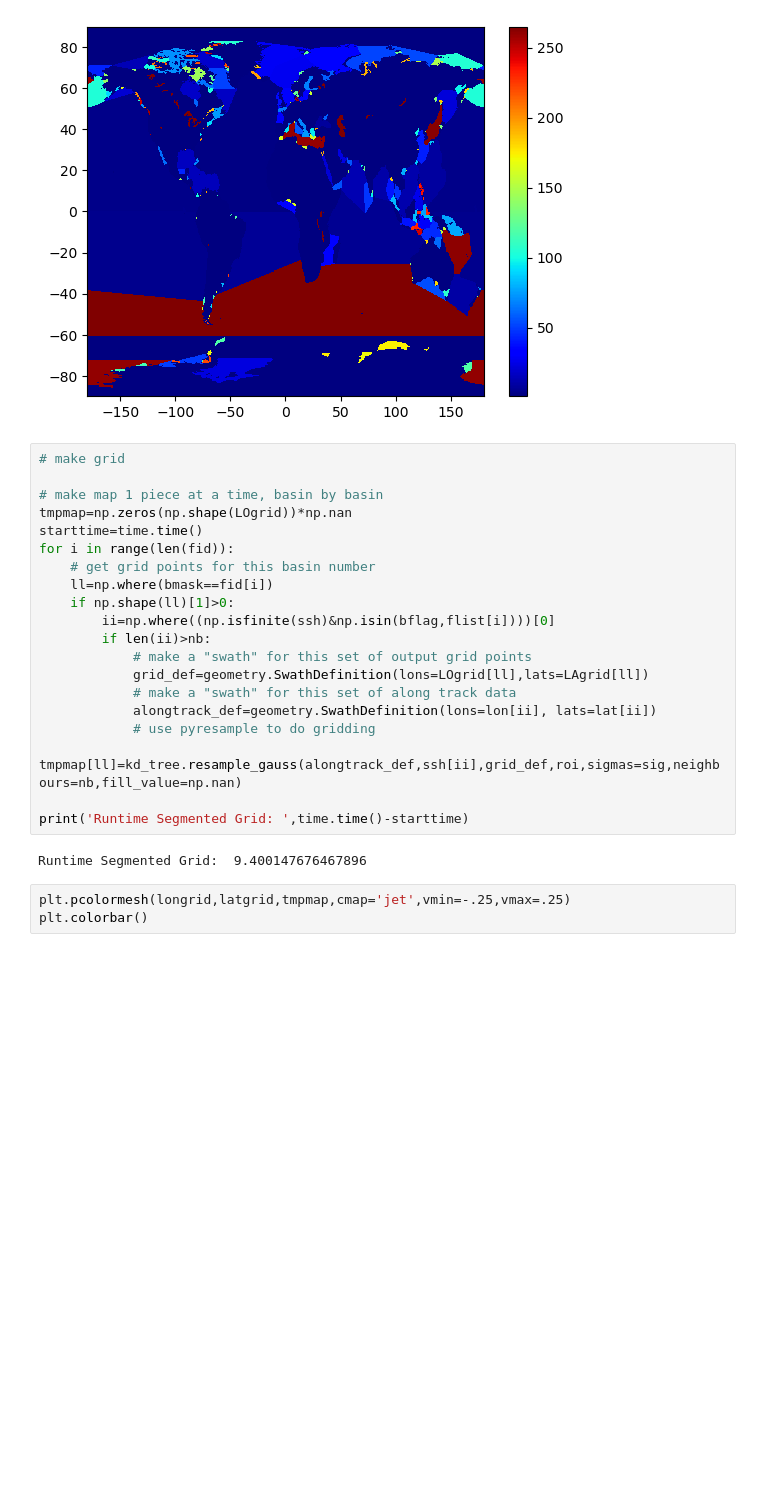
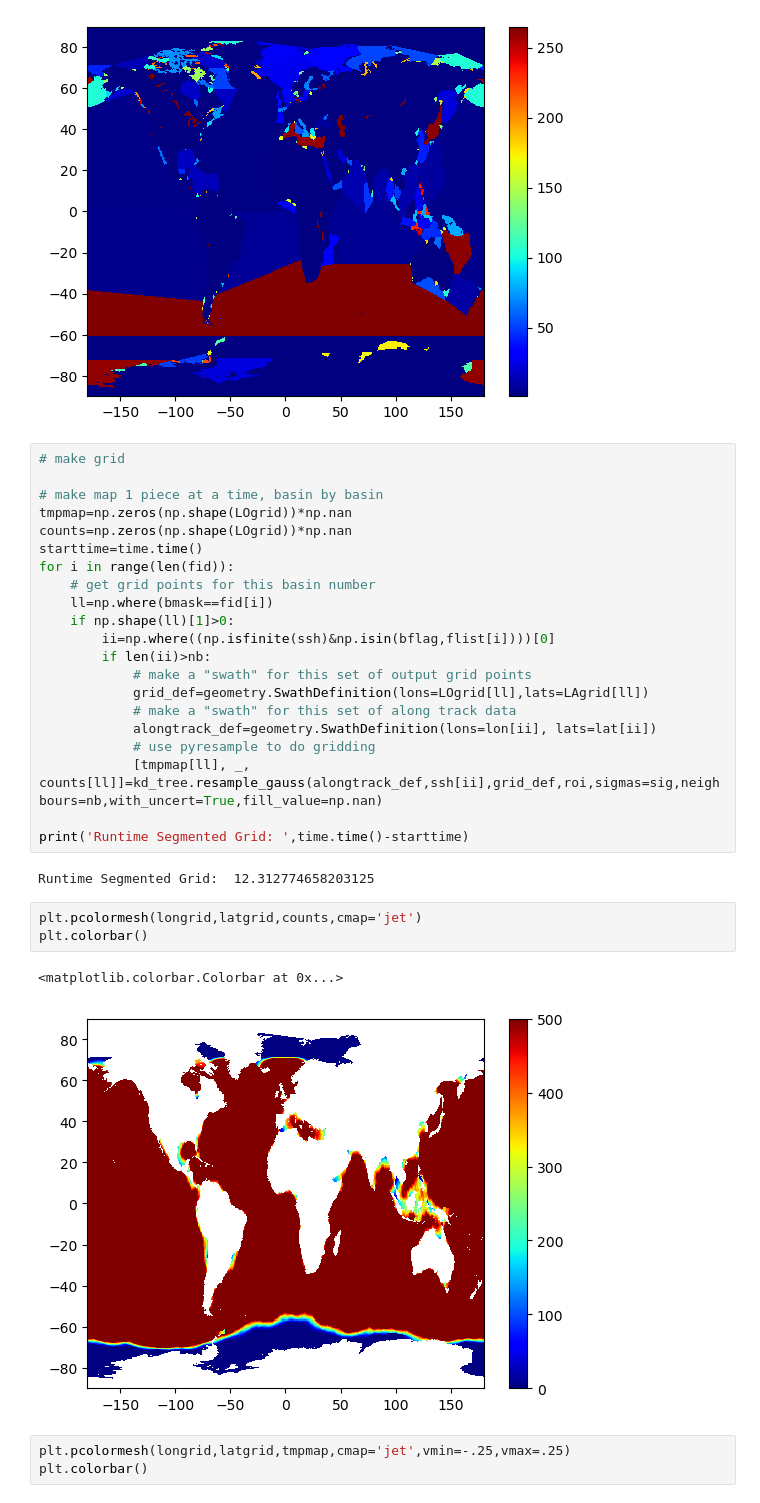
Before and after one commit to sevfour/ECCO_GMSL, a Jupyter notebook: 08-Make_grids_from_alongtrack_basinmask.ipynb, the cells around one changed output. Cells and saved outputs as stored; diff of their text form; blank space fills up the shorter version.

Commit message:
make grids with basin masks

```diff
--- a/08-Make_grids_from_alongtrack_basinmask.ipynb
+++ b/08-Make_grids_from_alongtrack_basinmask.ipynb
@@ -130,6 +130,7 @@ plt.colorbar()
 
 # make map 1 piece at a time, basin by basin
 tmpmap=np.zeros(np.shape(LOgrid))*np.nan
+counts=np.zeros(np.shape(LOgrid))*np.nan
 starttime=time.time()
 for i in range(len(fid)):
     # get grid points for this basin number
@@ -142,11 +143,17 @@ for i in range(len(fid)):
             # make a "swath" for this set of along track data
             alongtrack_def=geometry.SwathDefinition(lons=lon[ii], lats=lat[ii])
             # use pyresample to do gridding
-            tmpmap[ll]=kd_tree.resample_gauss(alongtrack_def,ssh[ii],grid_def,roi,sigmas=sig,neighbours=nb,fill_value=np.nan)
+            [tmpmap[ll], _, counts[ll]]=kd_tree.resample_gauss(alongtrack_def,ssh[ii],grid_def,roi,sigmas=sig,neighbours=nb,with_uncert=True,fill_value=np.nan)
 
 print('Runtime Segmented Grid: ',time.time()-starttime)
 # %% [output]
-Runtime Segmented Grid:  9.400147676467896
+Runtime Segmented Grid:  12.312774658203125
+# %%
+plt.pcolormesh(longrid,latgrid,counts,cmap='jet')
+plt.colorbar()
+# %% [output]
+<matplotlib.colorbar.Colorbar at 0x...>
+[figure, added]
 # %%
 plt.pcolormesh(longrid,latgrid,tmpmap,cmap='jet',vmin=-.25,vmax=.25)
 plt.colorbar()
```
Also changed, not shown: parts of 13 cells of this notebook, 2 other files.
